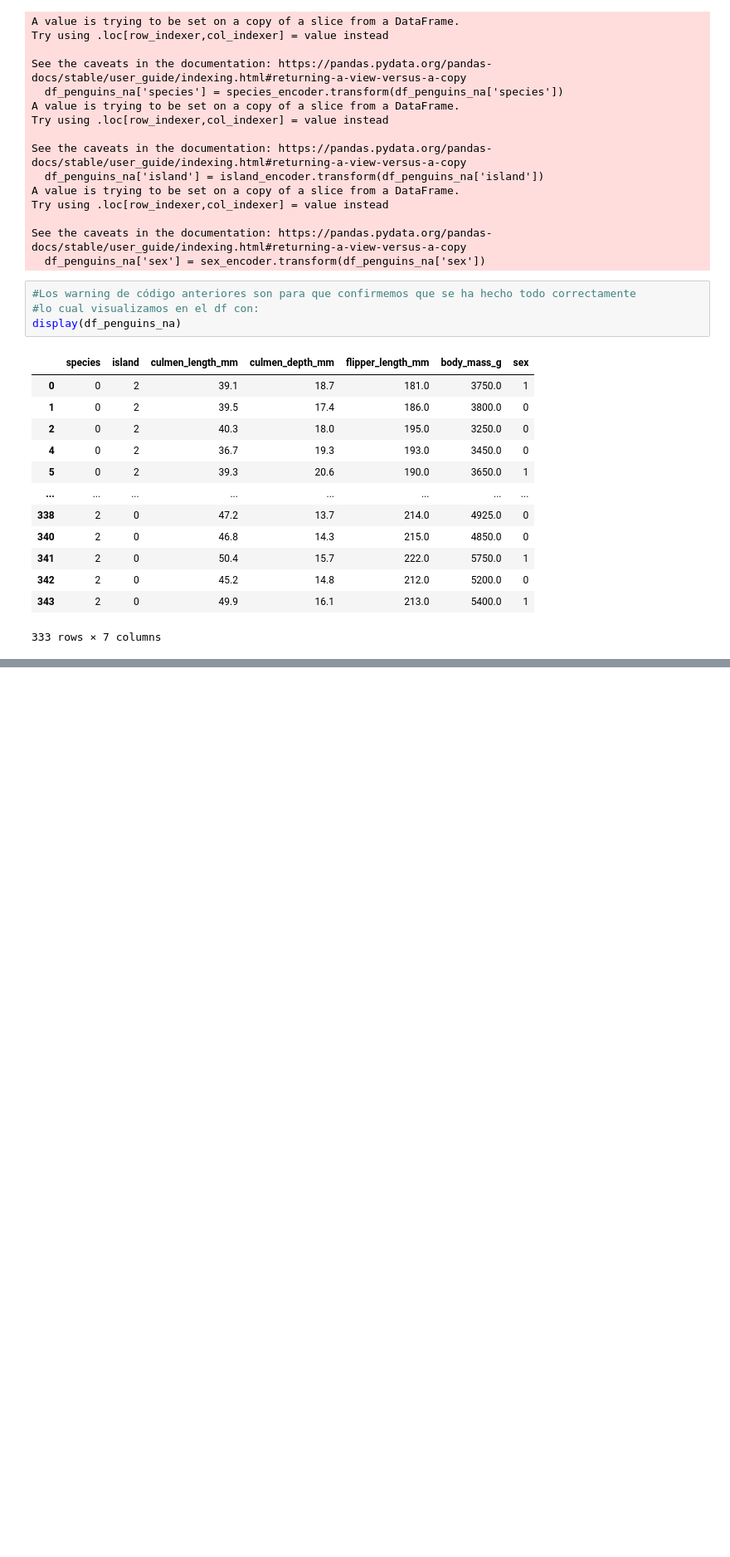
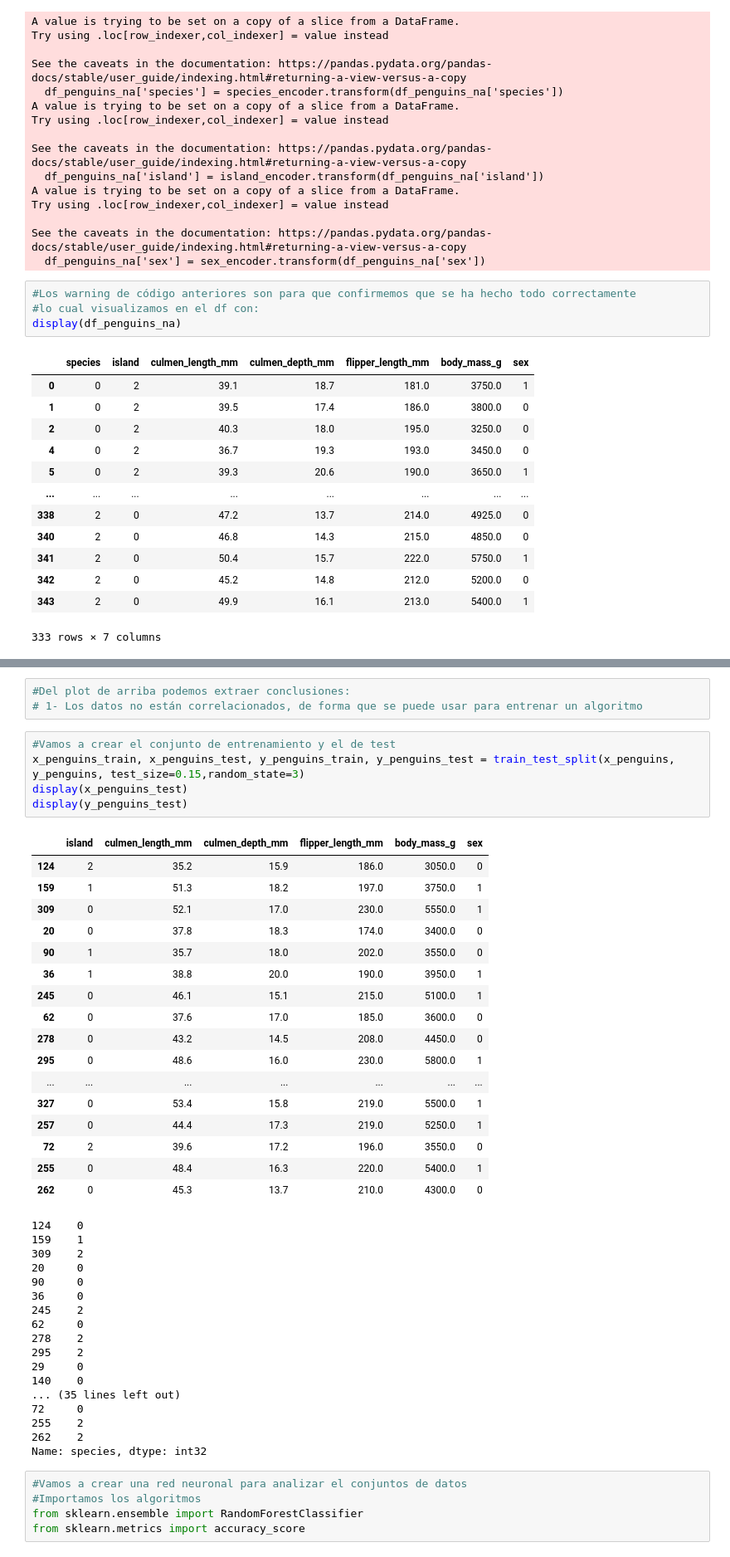
Before and after one commit to pedroarias3x/Python-DataAnalyst, a Jupyter notebook: IA-ProyectoFinal/Proyecto.ipynb, the cells around one changed output, grey strips where cells are left out. Shown at 83% size. Cells and saved outputs as stored; diff of their text form; blank space fills up the shorter version.

```diff
--- a/IA-ProyectoFinal/Proyecto.ipynb
+++ b/IA-ProyectoFinal/Proyecto.ipynb
@@ -187,0 +236,48 @@ display(y_penguins)
+# %%
+#Del plot de arriba podemos extraer conclusiones:
+# 1- Los datos no están correlacionados, de forma que se puede usar para entrenar un algoritmo
+# %%
+#Vamos a crear el conjunto de entrenamiento y el de test
+x_penguins_train, x_penguins_test, y_penguins_train, y_penguins_test = train_test_split(x_penguins, y_penguins, test_size=0.15,random_state=3)
+display(x_penguins_test)
+display(y_penguins_test)
+# %% [output]
+|  | island | culmen_length_mm | culmen_depth_mm | flipper_length_mm | body_mass_g | sex |
+| 124 | 2 | 35.2 | 15.9 | 186.0 | 3050.0 | 0 |
+| 159 | 1 | 51.3 | 18.2 | 197.0 | 3750.0 | 1 |
+| 309 | 0 | 52.1 | 17.0 | 230.0 | 5550.0 | 1 |
+| 20 | 0 | 37.8 | 18.3 | 174.0 | 3400.0 | 0 |
+| 90 | 1 | 35.7 | 18.0 | 202.0 | 3550.0 | 0 |
+| 36 | 1 | 38.8 | 20.0 | 190.0 | 3950.0 | 1 |
+| 245 | 0 | 46.1 | 15.1 | 215.0 | 5100.0 | 1 |
+| 62 | 0 | 37.6 | 17.0 | 185.0 | 3600.0 | 0 |
+| 278 | 0 | 43.2 | 14.5 | 208.0 | 4450.0 | 0 |
+| 295 | 0 | 48.6 | 16.0 | 230.0 | 5800.0 | 1 |
+| ... | ... | ... | ... | ... | ... | ... |
+| 327 | 0 | 53.4 | 15.8 | 219.0 | 5500.0 | 1 |
+| 257 | 0 | 44.4 | 17.3 | 219.0 | 5250.0 | 1 |
+| 72 | 2 | 39.6 | 17.2 | 196.0 | 3550.0 | 0 |
+| 255 | 0 | 48.4 | 16.3 | 220.0 | 5400.0 | 1 |
+| 262 | 0 | 45.3 | 13.7 | 210.0 | 4300.0 | 0 |
+124    0
+159    1
+309    2
+20     0
+90     0
+36     0
+245    2
+62     0
+278    2
+295    2
+29     0
+140    0
+... (35 lines left out)
+72     0
+255    2
+262    2
+Name: species, dtype: int32
+# %%
+#Vamos a crear una red neuronal para analizar el conjuntos de datos
+#Importamos los algoritmos
+from sklearn.ensemble import RandomForestClassifier
+from sklearn.metrics import accuracy_score
```
Also changed, not shown: parts of 6 cells of this notebook, 4 other files.
